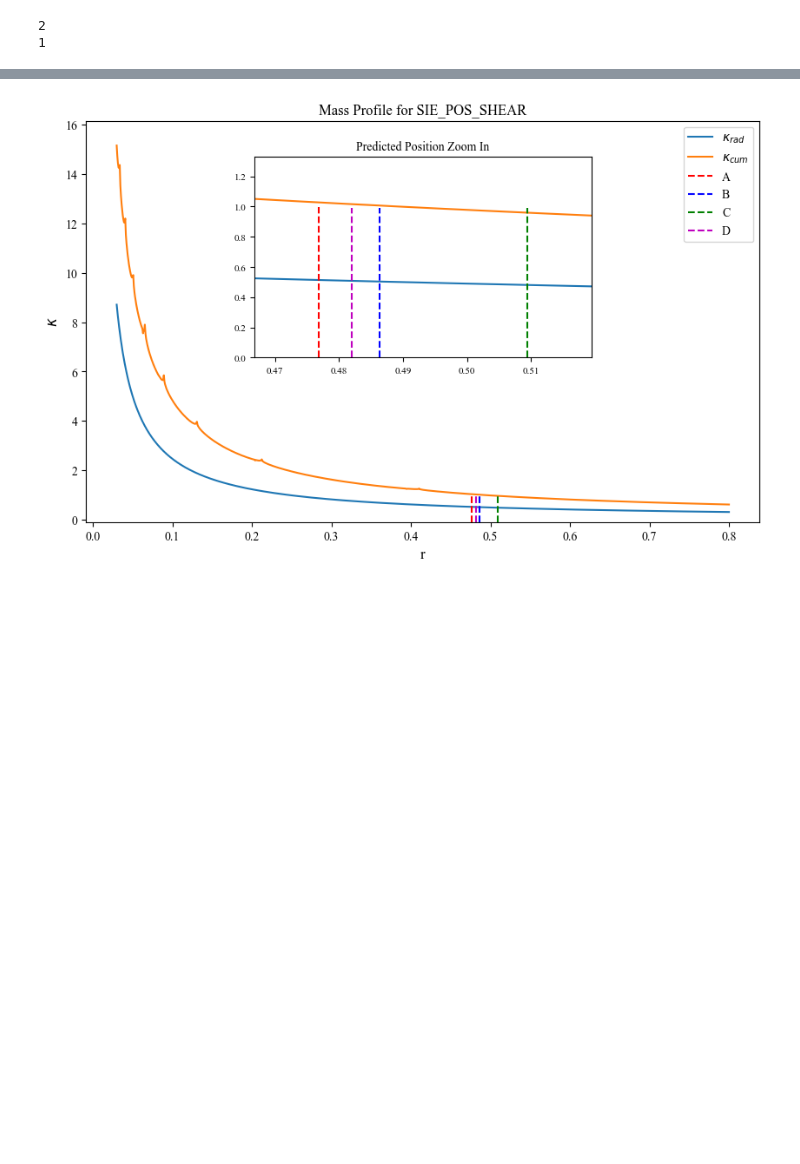
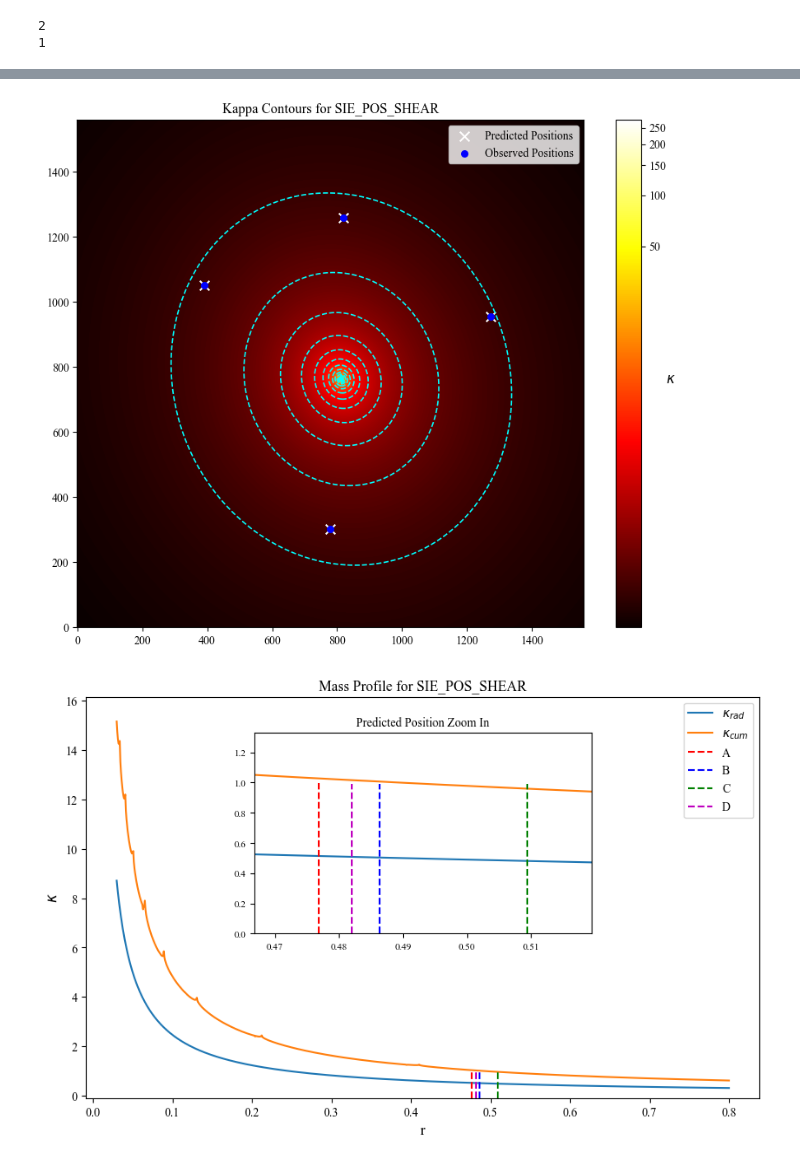
Before and after one commit to romms921/IllustrisTNG-Lens-Modelling, a Jupyter notebook: mass_profile_shear.ipynb, the cells around one changed output, grey strips where cells are left out. Cells and saved outputs as stored; diff of their text form; code cells hidden in the pictures; blank space fills up the shorter version.

```diff
--- a/mass_profile_shear.ipynb
+++ b/mass_profile_shear.ipynb
@@ -172,3 +290,31 @@ inset_x_lim_u = max(pred['rad']) + 0.01
+# %%
+norm = ImageNormalize(kappa, stretch=LogStretch())
+plt.figure(figsize=(10, 8))
+plt.imshow(kappa, cmap='hot', norm=norm)
+plt.gca().invert_yaxis()
+cbar = plt.colorbar(label=r'$\kappa$')
+cbar.set_label(r'$\kappa$', rotation=0, fontsize=12)
+
+# Logarithmic levels for better distribution
+levels = np.logspace(np.log10(kappa.min() + 1e-6), np.log10(kappa.max()), 20)  # Add a small offset to avoid log(0)
+contour = plt.contour(
+    kappa,
+    levels=levels,
+    colors='cyan',
+    linewidths=1.2,
+    linestyles='dashed',
+    alpha=1,
+    extent=[0, kappa.shape[1], 0, kappa.shape[0]],
+)
+
+# plt.clabel(contour, inline=True, fontsize=8, fmt='%1.2e', colors='cyan')
+plt.scatter(pred['x_plot'], pred['y_plot'], c='white', s=70, label='Predicted Positions', marker='x')
+plt.scatter(plot_obs['x'], plot_obs['y'], c='blue', s=30, label='Observed Positions', marker='o')
+plt.title('Kappa Contours for ' + model_ver)
+plt.legend()
+plt.show()
+# %% [output]
+[figure, added]
 # %%
 # Plot profile
 # Load the data
```
Also changed, not shown: parts of 13 cells of this notebook, 1 other file.
